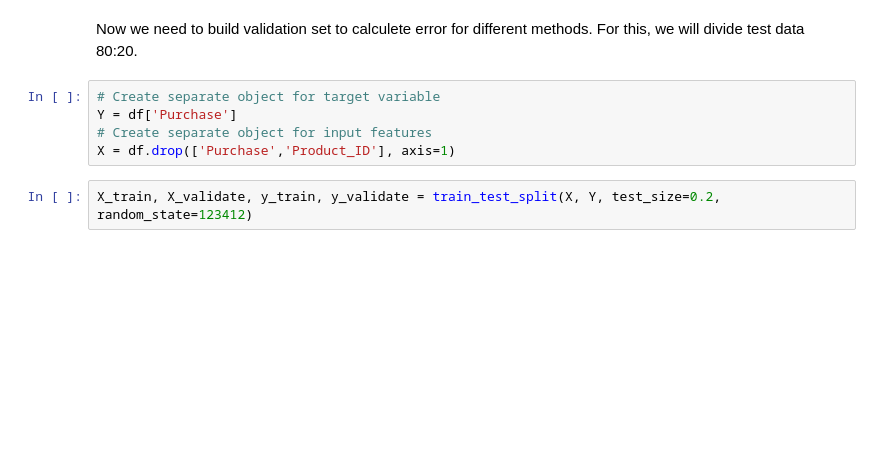
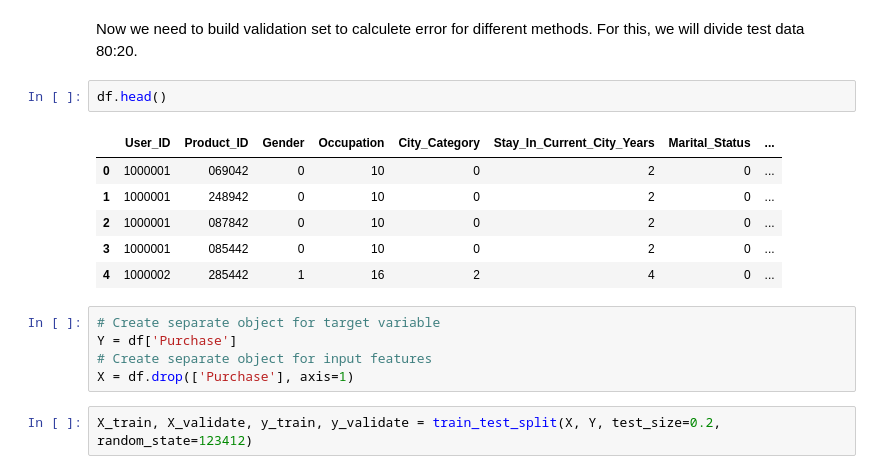
Before and after one commit to hrishikeshchavan99/Black-Friday-Dataset, a Jupyter notebook: Fine Tuning.ipynb, the cells around one changed output. Cells and saved outputs as stored; diff of their text form; blank space fills up the shorter version.

```diff
--- a/Fine Tuning.ipynb
+++ b/Fine Tuning.ipynb
@@ -190,11 +197,20 @@ sns.heatmap(data=df.corr(), cmap="YlGnBu")
 # %% [markdown]
 Now we need to build validation set to calculete error for different methods.
 For this, we will divide test data 80:20.
+# %%
+df.head()
+# %% [output]
+|  | User_ID | Product_ID | Gender | Occupation | City_Category | Stay_In_Current_City_Years | Marital_Status | ... |
+| 0 | 1000001 | 069042 | 0 | 10 | 0 | 2 | 0 | ... |
+| 1 | 1000001 | 248942 | 0 | 10 | 0 | 2 | 0 | ... |
+| 2 | 1000001 | 087842 | 0 | 10 | 0 | 2 | 0 | ... |
+| 3 | 1000001 | 085442 | 0 | 10 | 0 | 2 | 0 | ... |
+| 4 | 1000002 | 285442 | 1 | 16 | 2 | 4 | 0 | ... |
 # %%
 # Create separate object for target variable
 Y = df['Purchase']
 # Create separate object for input features
-X = df.drop(['Purchase','Product_ID'], axis=1)
+X = df.drop(['Purchase'], axis=1)
 # %%
 X_train, X_validate, y_train, y_validate = train_test_split(X, Y, test_size=0.2, random_state=123412)
 # %%
```
Also changed, not shown: parts of 15 cells of this notebook.
